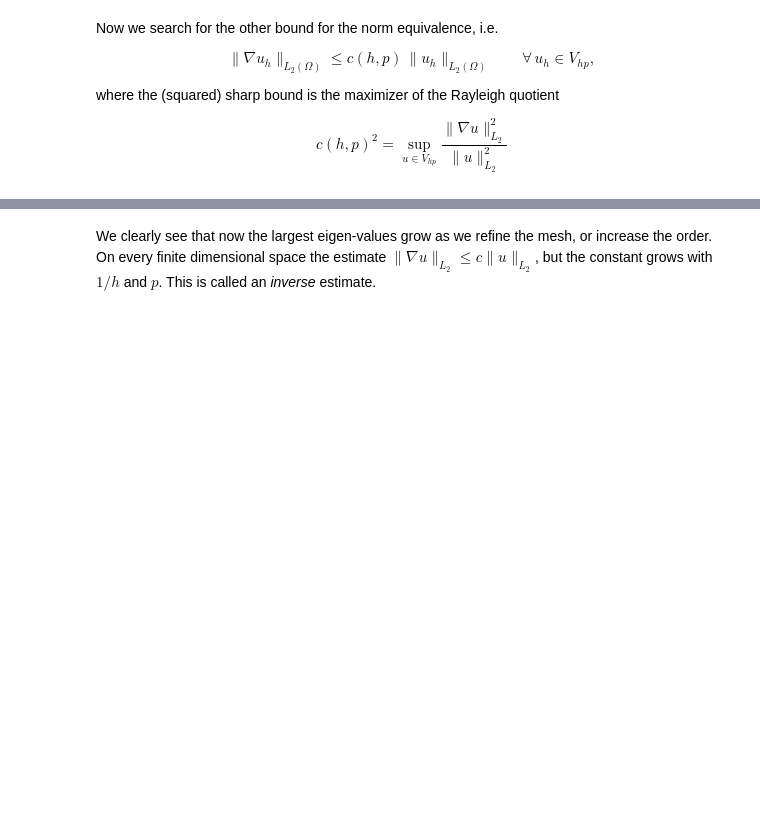
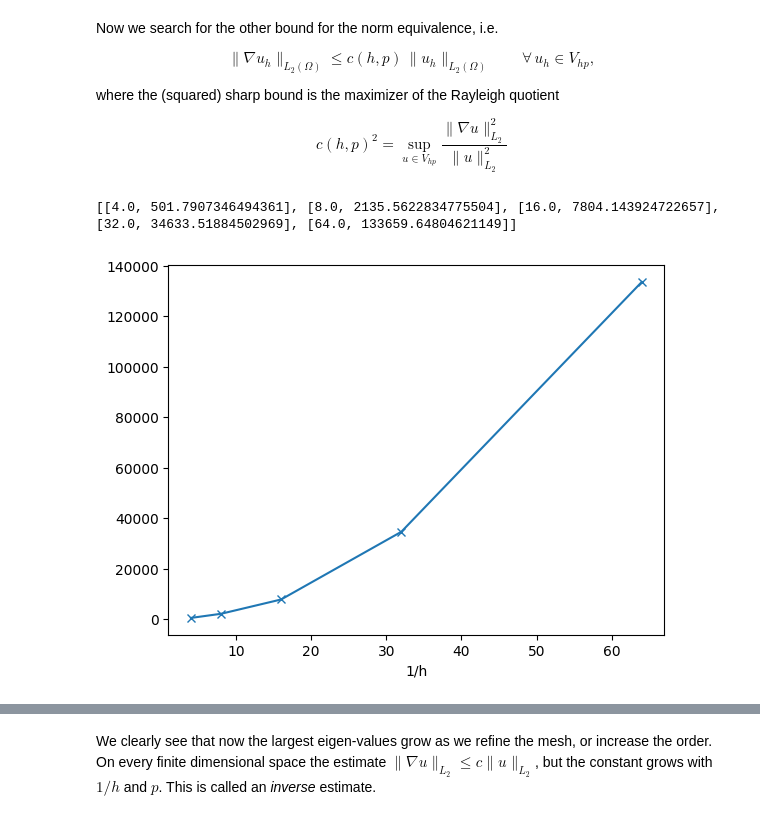
Before and after one commit to JSchoeberl/iFEM, a Jupyter notebook: _sources/sobolevspaces/experiments.ipynb, the cells around one changed output, grey strips where cells are left out. Drawn from its saved outputs; the diff is of its cells as text; code cells hidden in the pictures; blank space fills up the shorter version.

```diff
--- a/_sources/sobolevspaces/experiments.ipynb
+++ b/_sources/sobolevspaces/experiments.ipynb
@@ -104,13 +115,17 @@ $$
 # %%
 lams = []
 for level in range(2,7):
     h = 0.5**level
     A,B,P,fes = SetupProblem(h, 1)
     evals,evecs = solvers.LOBPCG(B, A, pre=P, num=5, maxit=200, printrates=False, largest=True)
     lams.append([1/h,evals[-1]])
 
 print (lams)
-plot(*zip(*lams), '-x');
+plt.xlabel("1/h")
+plt.plot(*zip(*lams), '-x');
+# %% [output]
+[[4.0, 501.7907346494361], [8.0, 2135.5622834775504], [16.0, 7804.143924722657], [32.0, 34633.51884502969], [64.0, 133659.64804621149]]
+[figure, added]
 # %%
 lammins = []
 for p in range(1,6):
```
Also changed, not shown: parts of 13 cells of this notebook, 23 other files.
